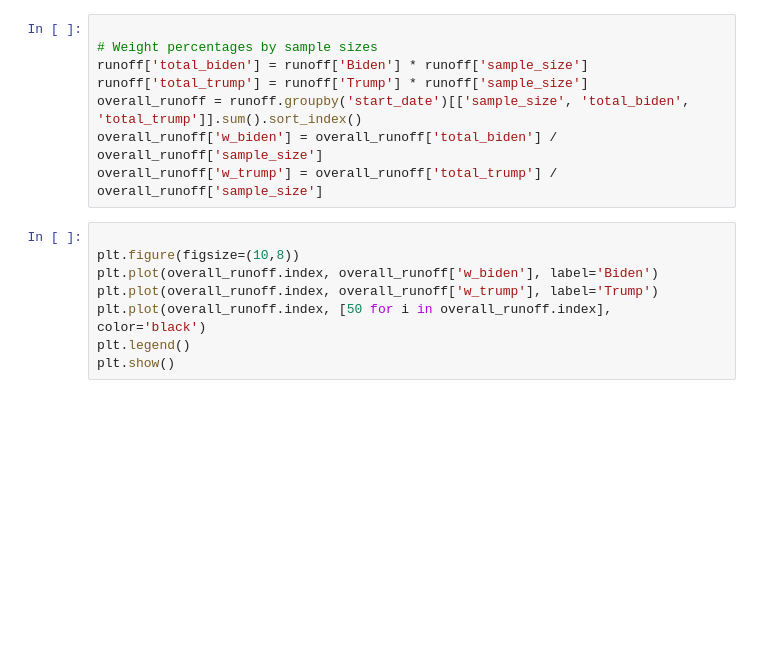
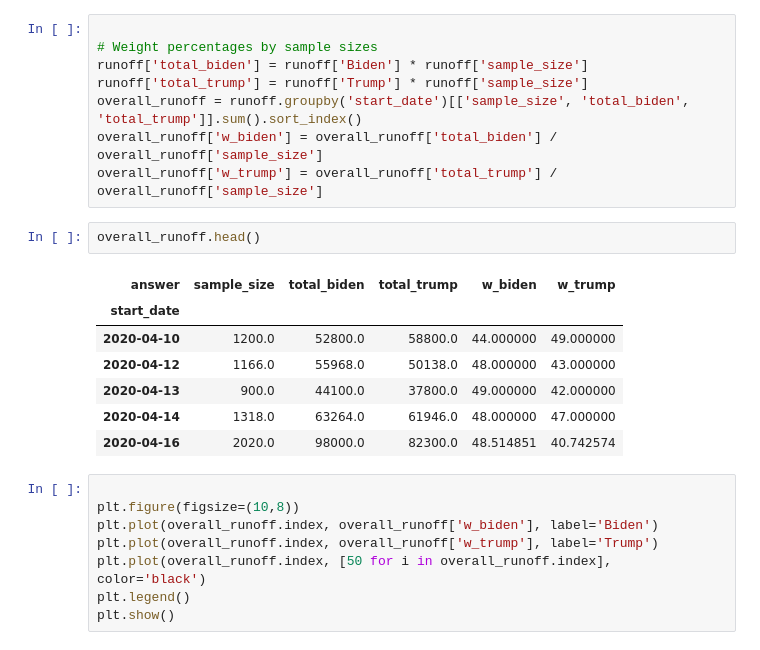
Before and after one commit to Maydit/1007-Project-2020, a Jupyter notebook: code/general_election.ipynb, the cells around one changed output. Saved outputs shown, nothing was run; the diff lists cells and outputs as text; blank space fills up the shorter version.

```diff
--- a/code/general_election.ipynb
+++ b/code/general_election.ipynb
@@ -65,6 +65,16 @@ runoff['total_trump'] = runoff['Trump'] * runoff['sample_size']
 overall_runoff = runoff.groupby('start_date')[['sample_size', 'total_biden', 'total_trump']].sum().sort_index()
 overall_runoff['w_biden'] = overall_runoff['total_biden'] / overall_runoff['sample_size']
 overall_runoff['w_trump'] = overall_runoff['total_trump'] / overall_runoff['sample_size']
+# %%
+overall_runoff.head()
+# %% [output]
+| answer | sample_size | total_biden | total_trump | w_biden | w_trump |
+| start_date |  |  |  |  |  |
+| 2020-04-10 | 1200.0 | 52800.0 | 58800.0 | 44.000000 | 49.000000 |
+| 2020-04-12 | 1166.0 | 55968.0 | 50138.0 | 48.000000 | 43.000000 |
+| 2020-04-13 | 900.0 | 44100.0 | 37800.0 | 49.000000 | 42.000000 |
+| 2020-04-14 | 1318.0 | 63264.0 | 61946.0 | 48.000000 | 47.000000 |
+| 2020-04-16 | 2020.0 | 98000.0 | 82300.0 | 48.514851 | 40.742574 |
 # %%
 
 plt.figure(figsize=(10,8))
```
Also changed, not shown: 11 other files.
